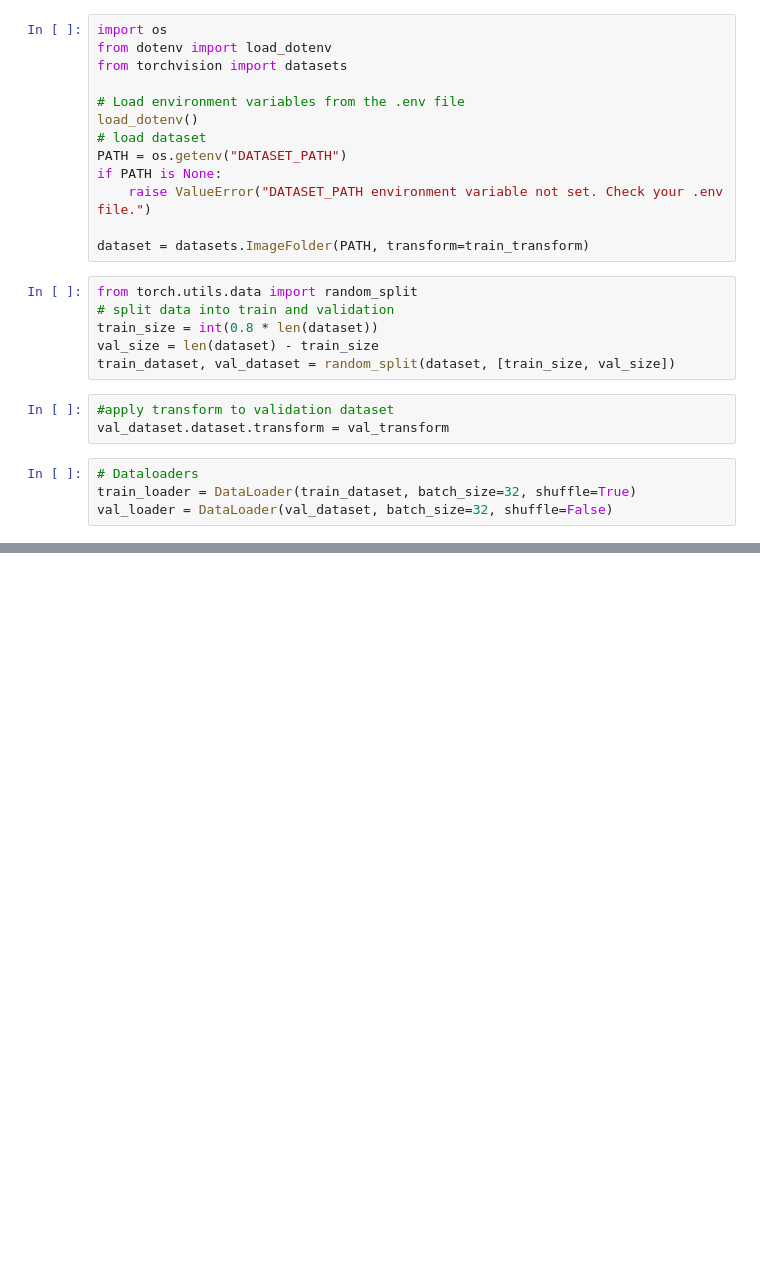
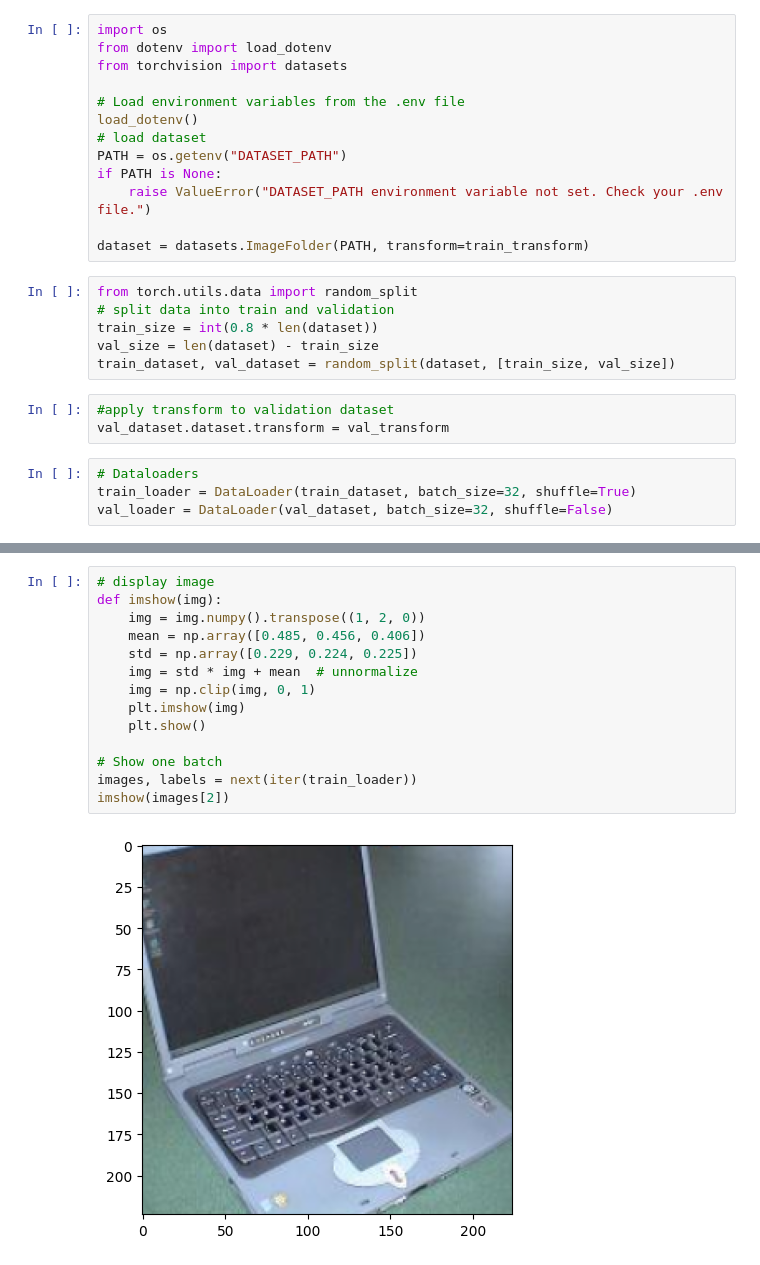
Before and after one commit to magala20-alt/AI-In-Robotics, a Jupyter notebook: model.ipynb, the cells around one changed output, grey strips where cells are left out. Cells and saved outputs as stored; diff of their text form; blank space fills up the shorter version.

```diff
--- a/model.ipynb
+++ b/model.ipynb
@@ -60,0 +67,16 @@ val_loader = DataLoader(val_dataset, batch_size=32, shuffle=False)
+# %%
+# display image
+def imshow(img):
+    img = img.numpy().transpose((1, 2, 0))
+    mean = np.array([0.485, 0.456, 0.406])
+    std = np.array([0.229, 0.224, 0.225])
+    img = std * img + mean  # unnormalize
+    img = np.clip(img, 0, 1)
+    plt.imshow(img)
+    plt.show()
+
+# Show one batch
+images, labels = next(iter(train_loader))
+imshow(images[2])
+# %% [output]
+[figure, added]
```
Also changed, not shown: parts of 2 cells of this notebook.
